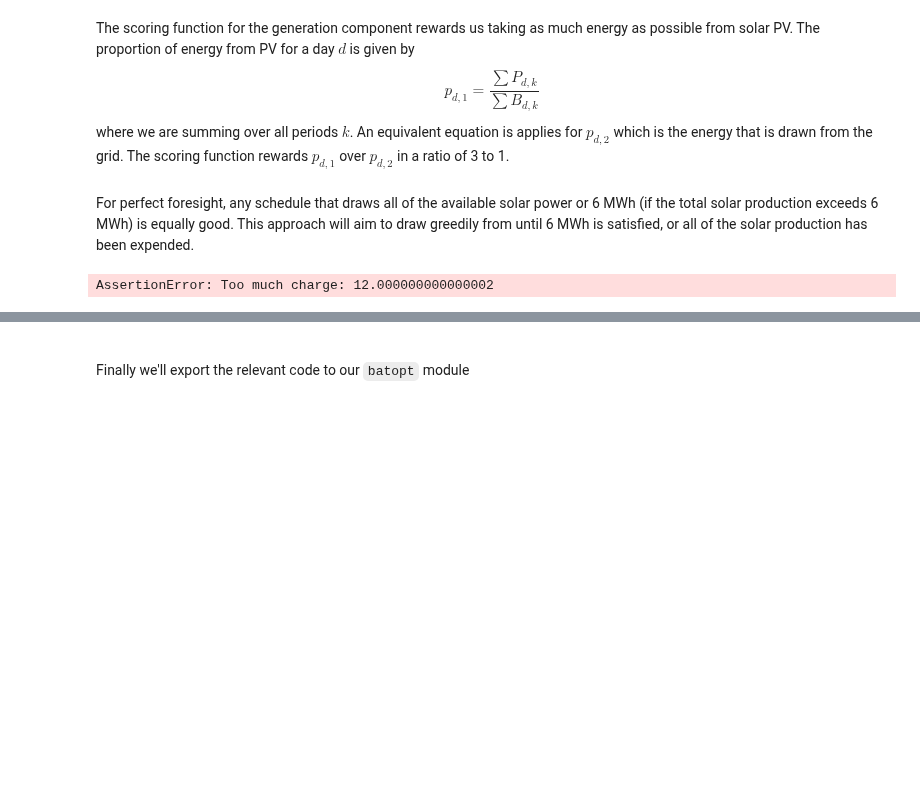
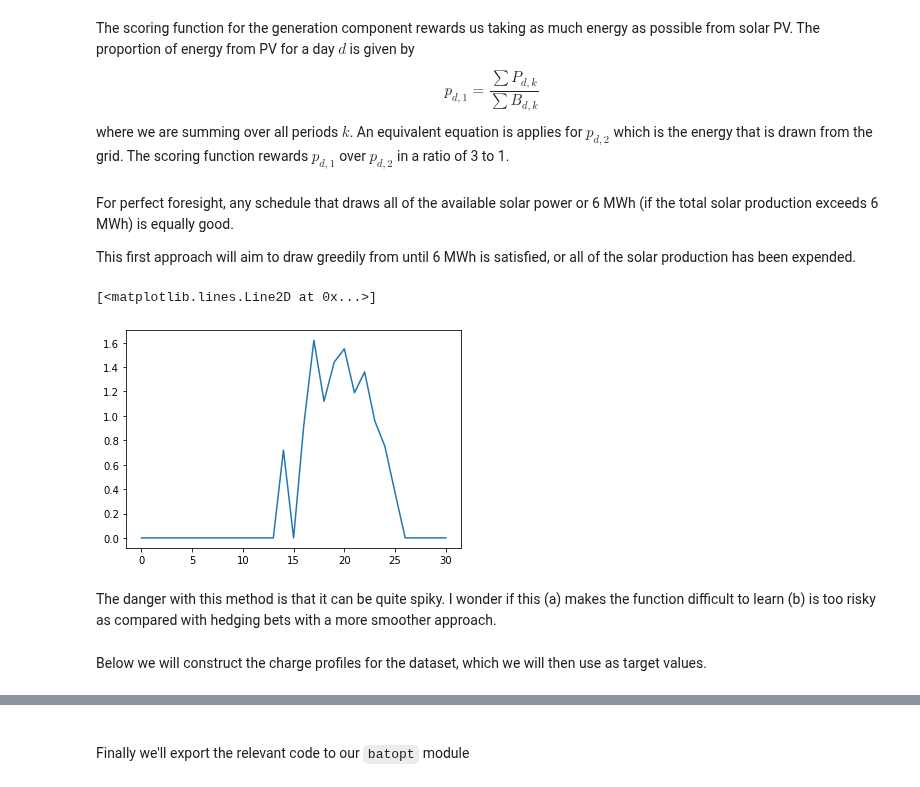
Before and after one commit to AyrtonB/WPD-DS-Challenge, a Jupyter notebook: nbs/03-pv-forecast.ipynb, the cells around one changed output, grey strips where cells are left out. Saved outputs shown, nothing was run; the diff lists cells and outputs as text; code cells hidden in the pictures; blank space fills up the shorter version.

Commit message:
completing greedy algorithm for charging

```diff
--- a/nbs/03-pv-forecast.ipynb
+++ b/nbs/03-pv-forecast.ipynb
@@ -175,27 +176,30 @@ plt.plot(random_day)
 # %% [markdown]
 The scoring function for the generation component rewards us taking as much energy as possible from solar PV. The proportion of energy from PV for a day $d$ is given by $$p_{d,1} = \frac{\sum{P_{d,k}}}{\sum{B_{d,k}}}$$ where we are summing over all periods $k$. An equivalent equation is applies for $p_{d,2}$ which is the energy that is drawn from the grid. The scoring function rewards $p_{d,1}$ over $p_{d,2}$ in a ratio of 3 to 1.
 # %% [markdown]
-For perfect foresight, any schedule that draws all of the available solar power or 6 MWh (if the total solar production exceeds 6 MWh) is equally good. This approach will aim to draw greedily from  until 6 MWh is satisfied, or all of the solar production has been expended.
+For perfect foresight, any schedule that draws all of the available solar power or 6 MWh (if the total solar production exceeds 6 MWh) is equally good.
+
+This first approach will aim to draw greedily from  until 6 MWh is satisfied, or all of the solar production has been expended.
 # %%
 #exports
 
-def charge_profile(solar_profile, capacity=6, max_charge_rate=2.5, time_unit=0.5):
+def charge_profile_greedy(solar_profile, capacity=6, max_charge_rate=2.5, time_unit=0.5):
     charge = 0
     order = np.flip(np.argsort(random_day))
     solution = np.zeros(len(solar_profile))
     for i in order:
         solar_available = np.minimum(solar_profile[i], max_charge_rate)
         solar_available = min(solar_available, (capacity - charge)/time_unit)
         charge += solar_available * time_unit
         solution[i] = solar_available
         if charge > capacity:
             break
-    assert(np.sum(time_unit*solution) <= capacity), f"Too much charge: {np.sum(solution)}"
     return solution
 
-for i in range(100):
-    random_day = sample_random_day(pv).pipe(extract_solar_profile)
-    x = charge_profile(random_day) # Note there is sometimes a rounding error here
+random_day = sample_random_day(s_pv).pipe(extract_solar_profile)
+x = charge_profile_greedy(random_day) # Note there is sometimes a rounding error here
 plt.plot(x)
 # %% [output]
-AssertionError: Too much charge: 12.000000000000002
+[<matplotlib.lines.Line2D at 0x...>]
+[figure, added]
+# %% [markdown]
+The danger with this method is that it can be quite spiky. I wonder if this (a) makes the function difficult to learn (b) is too risky as compared with hedging bets with a more smoother approach.
@@ -201,0 +208,2 @@ AssertionError: Too much charge: 12.000000000000002
+# %% [markdown]
+Below we will construct the charge profiles for the dataset, which we will then use as target values.
```
Also changed, not shown: parts of 8 cells of this notebook.
